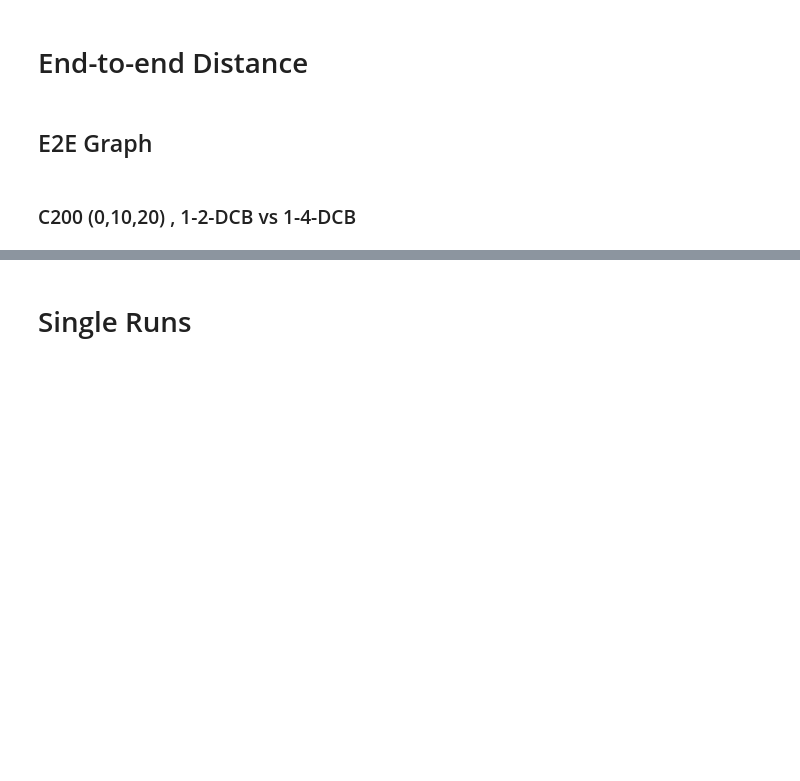
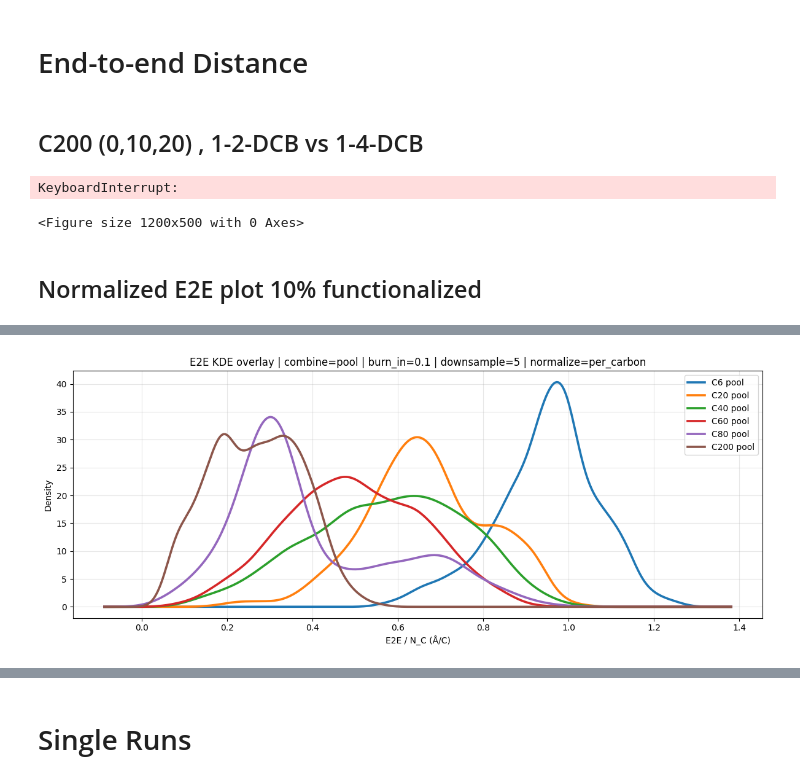
Before and after one commit to ignaciomigliaro/polymer_analysis, a Jupyter notebook: data_analysis.ipynb, the cells around one changed output, grey strips where cells are left out. Saved outputs shown, nothing was run; the diff lists cells and outputs as text; code cells hidden in the pictures; blank space fills up the shorter version.

```diff
--- a/data_analysis.ipynb
+++ b/data_analysis.ipynb
@@ -57,10 +57,8 @@ plot_avg_delta_sasa(
 [figure]
 # %% [markdown]
 # End-to-end Distance
-# %% [markdown]
-## E2E Graph
 # %% [markdown]
-### C200 (0,10,20) , 1-2-DCB vs 1-4-DCB
+## C200 (0,10,20) , 1-2-DCB vs 1-4-DCB
 # %%
 e2e_analysis.plot_e2e_overlay(
     ["/data/polymer_upcycling/all_data/1-2-DCB/C200/0/run1/prod",
@@ -74,8 +72,34 @@ e2e_analysis.plot_e2e_overlay(
     runs=(1,2,3),
     mode="kde",
     combine="pool",           # <-- plots pooled (solid) and average (dashed)
+    normalize="None",
     show_individual_runs=False,
     burn_in=0.1,
     downsample=5,
     units="A",
 )
+# %% [output]
+KeyboardInterrupt:
+<Figure size 1200x500 with 0 Axes>
+# %% [markdown]
+## Normalized E2E plot 10% functionalized
+# %%
+e2e_analysis.plot_e2e_overlay(
+    ["/data/polymer_upcycling/all_data/1-2-DCB/C6/10/run1/prod",
+     "/data/polymer_upcycling/all_data/1-2-DCB/C20/10/run1/prod",
+     "/data/polymer_upcycling/all_data/1-2-DCB/C40/10/run1/prod",
+     "/data/polymer_upcycling/all_data/1-2-DCB/C60/10/run1/prod",
+     "/data/polymer_upcycling/all_data/1-2-DCB/C80/10/run1/prod",
+     "/data/polymer_upcycling/all_data/1-2-DCB/C200/10/run1/prod",
+     ],
+    labels=["C6", "C20", "C40","C60","C80","C200"],
+    runs=(1,2,3),
+    mode="kde",
+    combine="pool",           # <-- plots pooled (solid) and average (dashed)
+    show_individual_runs=False,
+    normalize="per_carbon",
+    burn_in=0.1,
+    downsample=5,
+    units="A",
+)
+# %% [output]
@@ -81,0 +123 @@ e2e_analysis.plot_e2e_overlay(
+[figure, added]
```
Also changed, not shown: parts of 6 cells of this notebook, 2 other files.
